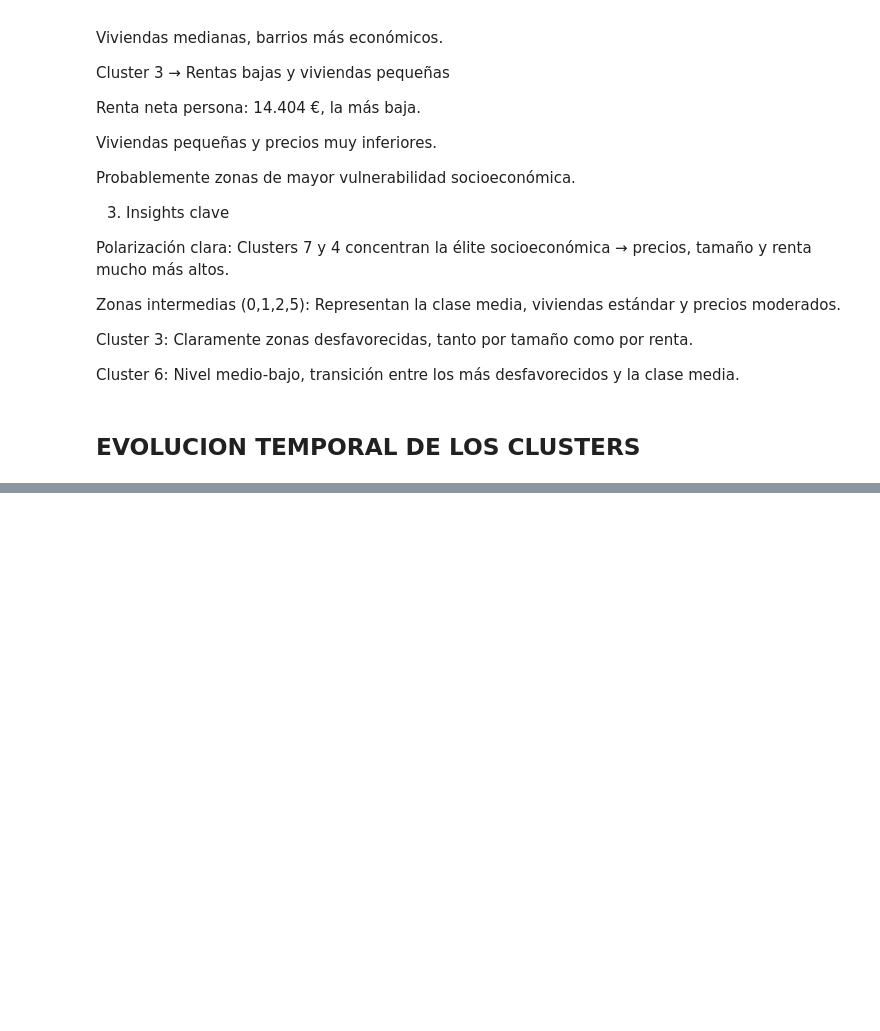
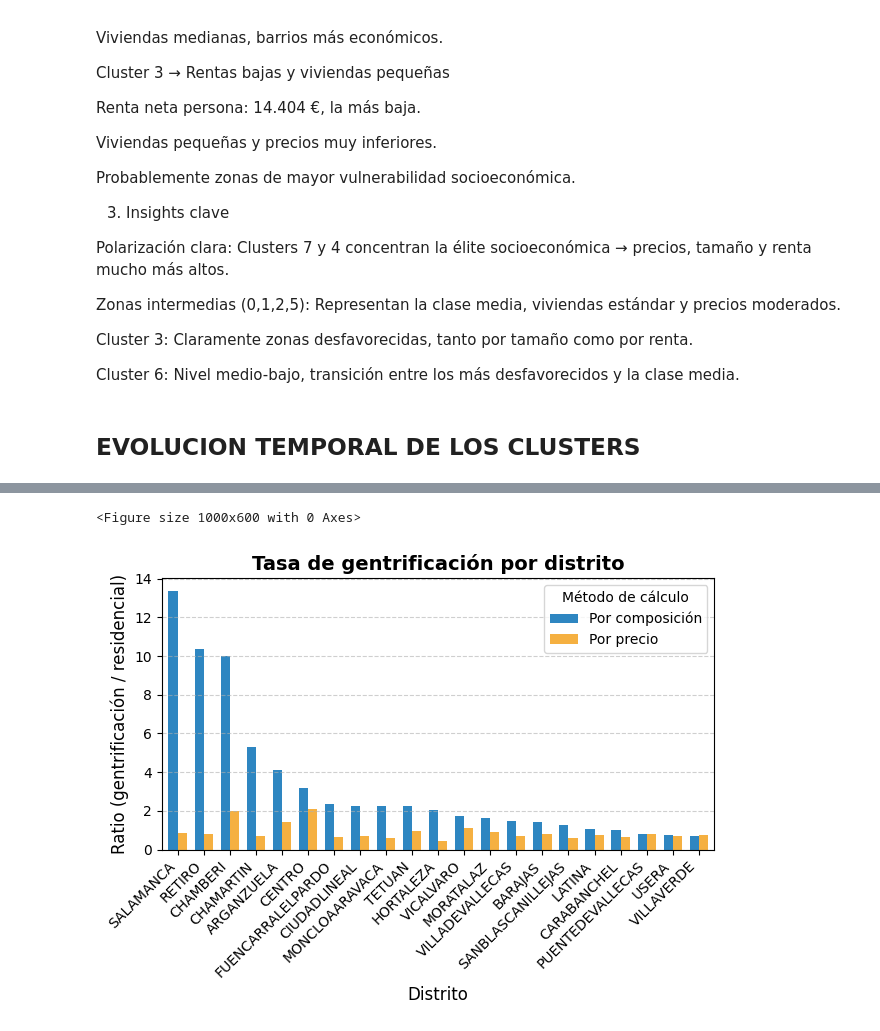
Before and after one commit to JorgeGM8/TFM_Data_Science, a Jupyter notebook: notebooks/CLUSTERING_EMBEDDING_FINAL.ipynb, the cells around one changed output, grey strips where cells are left out. Cells and saved outputs as stored; diff of their text form; code cells hidden in the pictures; blank space fills up the shorter version.

```diff
--- a/notebooks/CLUSTERING_EMBEDDING_FINAL.ipynb
+++ b/notebooks/CLUSTERING_EMBEDDING_FINAL.ipynb
@@ -1512,0 +1674,20 @@ plt.show()
+# %%
+# ============================================
+# 4️⃣ Tasa de gentrificación basada en precios medios
+# ============================================
+# Precios medios por distrito y grupo de clusters
+precios = (
+    df.groupby(["Distrito", "Cluster_KMeans"])["Precio"]
+      .mean()
+      .unstack()
+)
+
+precio_gentrif = precios[clusters_gentrif].mean(axis=1)
+precio_resid   = precios[clusters_resid].mean(axis=1)
+
+tasa_precio = (precio_gentrif / precio_resid).rename("Tasa_precio")
+tasa_precio = tasa_precio.replace([np.inf, -np.inf], np.nan).fillna(0)
+tasa_precio = tasa_precio.sort_values(ascending=False)
+
+print("\n=== Tasa de gentrificación (por precios) ===")
+display(tasa_precio)
@@ -1512,0 +1713,20 @@ plt.show()
+# %%
+# Combinar ambas tasas en un solo DataFrame
+tasa_plot = pd.concat([tasa_gentrif, tasa_precio], axis=1)
+tasa_plot.columns = ["Por composición", "Por precio"]
+
+# Crear gráfico limpio
+plt.figure(figsize=(10, 6))
+tasa_plot.plot(kind="bar", color=["#2E86C1", "#F5B041"], width=0.7)
+
+plt.title("Tasa de gentrificación por distrito", fontsize=14, weight="bold")
+plt.ylabel("Ratio (gentrificación / residencial)", fontsize=12)
+plt.xlabel("Distrito", fontsize=12)
+plt.xticks(rotation=45, ha="right")
+plt.grid(axis="y", linestyle="--", alpha=0.6)
+plt.legend(title="Método de cálculo", loc="upper right")
+plt.tight_layout()
+plt.show()
+# %% [output]
+<Figure size 1000x600 with 0 Axes>
+[figure, added]
```
Also changed, not shown: parts of 14 cells of this notebook.
